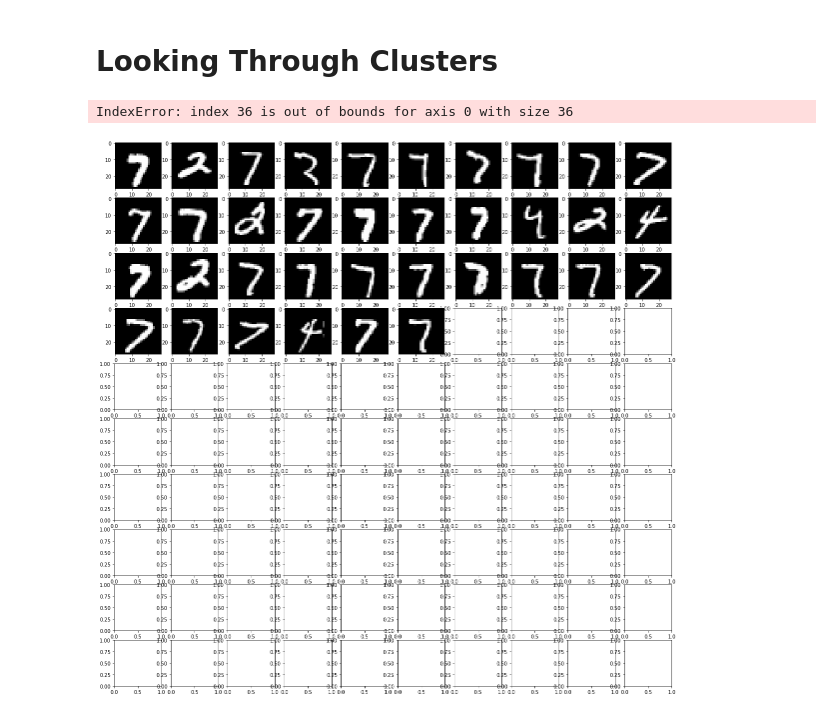
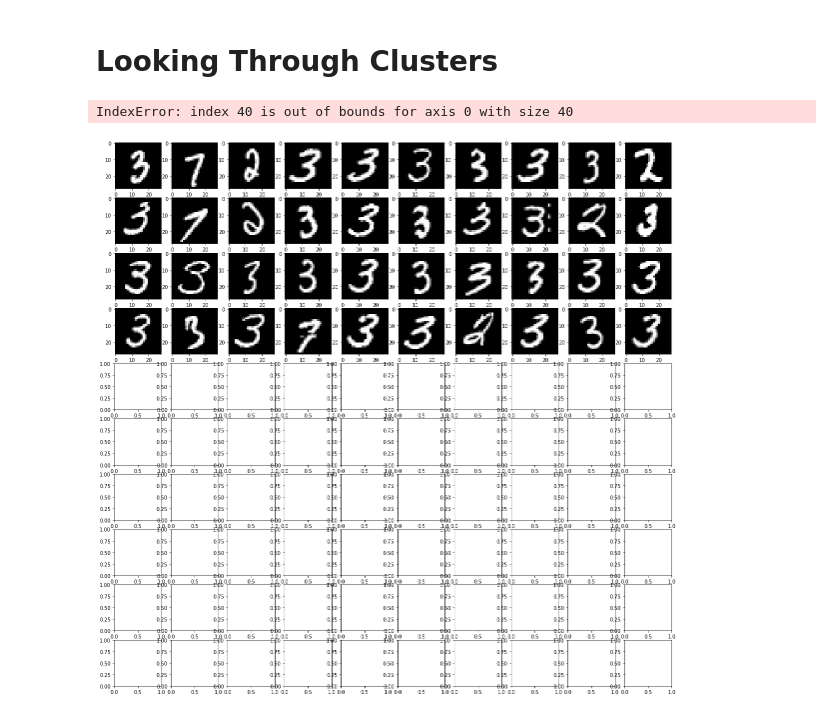
Before and after one commit to MiksuJak/mnist_recognition_project, a Jupyter notebook: Fourier Experiment/FinalClusteringFourier.ipynb, the cells around one changed output. Cells and saved outputs as stored; diff of their text form; code cells hidden in the pictures.

```diff
--- a/Fourier Experiment/FinalClusteringFourier.ipynb
+++ b/Fourier Experiment/FinalClusteringFourier.ipynb
@@ -161,7 +160,7 @@ def DisplaySampleOfDigit(digit, nrow=10, ncol=10):
         for j in range(ncol):
             axs[i, j].imshow(data[positions_to_use[i*nrow+j],:,:], cmap=plt.get_cmap("gray"))
 # %%
-DisplaySampleOfDigit(54)
+DisplaySampleOfDigit(6)
 # %% [output]
-IndexError: index 36 is out of bounds for axis 0 with size 36
+IndexError: index 40 is out of bounds for axis 0 with size 40
-[figure, old version]
+[figure, new version]
```
Also changed, not shown: parts of 3 cells of this notebook, 1 other file.
